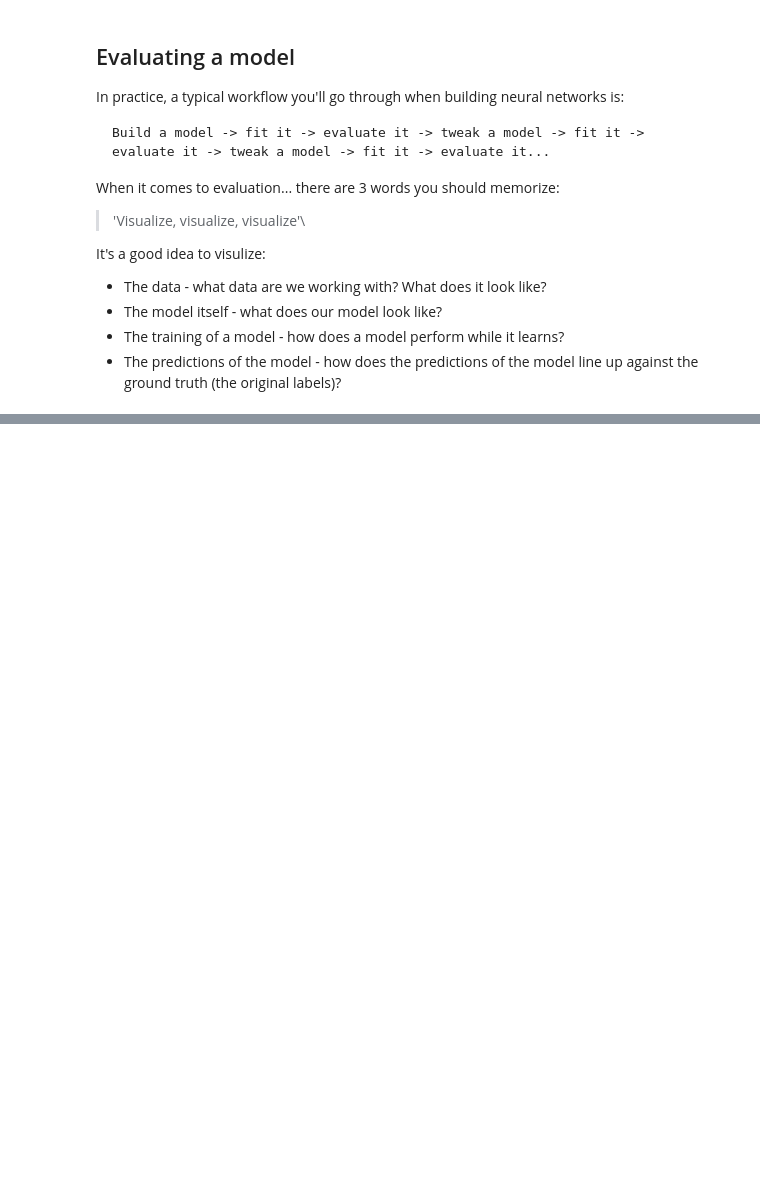
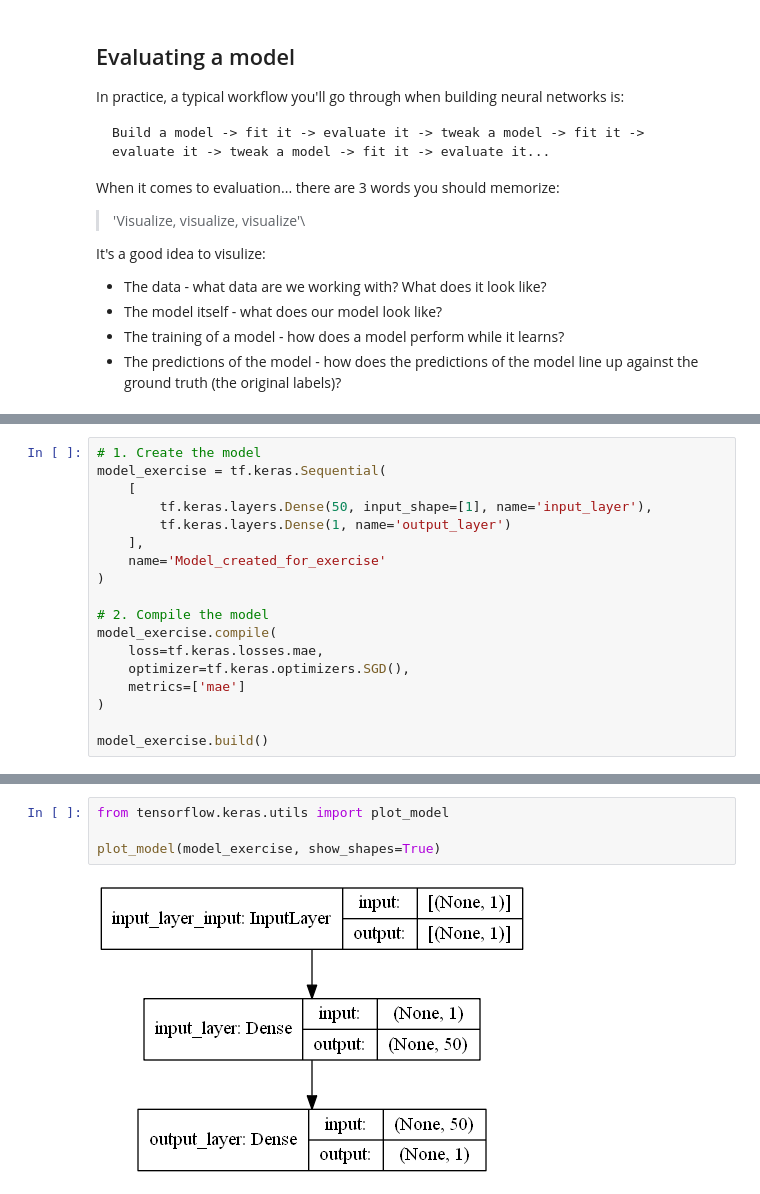
Before and after one commit to georgeharris96/TensorflowDevCourse, a Jupyter notebook: Learning Notebooks/01_nerual_network_regression_with_tensorflow.ipynb, the cells around one changed output, grey strips where cells are left out. Cells and saved outputs as stored; diff of their text form; blank space fills up the shorter version.

```diff
--- a/Learning Notebooks/01_nerual_network_regression_with_tensorflow.ipynb
+++ b/Learning Notebooks/01_nerual_network_regression_with_tensorflow.ipynb
@@ -234,0 +359,18 @@ It's a good idea to visulize:
+# %%
+# 1. Create the model
+model_exercise = tf.keras.Sequential(
+    [
+        tf.keras.layers.Dense(50, input_shape=[1], name='input_layer'),
+        tf.keras.layers.Dense(1, name='output_layer')
+    ],
+    name='Model_created_for_exercise'
+)
+
+# 2. Compile the model
+model_exercise.compile(
+    loss=tf.keras.losses.mae,
+    optimizer=tf.keras.optimizers.SGD(),
+    metrics=['mae']
+)
+
+model_exercise.build()
@@ -234,0 +392,6 @@ It's a good idea to visulize:
+# %%
+from tensorflow.keras.utils import plot_model
+
+plot_model(model_exercise, show_shapes=True)
+# %% [output]
+[figure, added]
```
Also changed, not shown: parts of 54 cells of this notebook.
